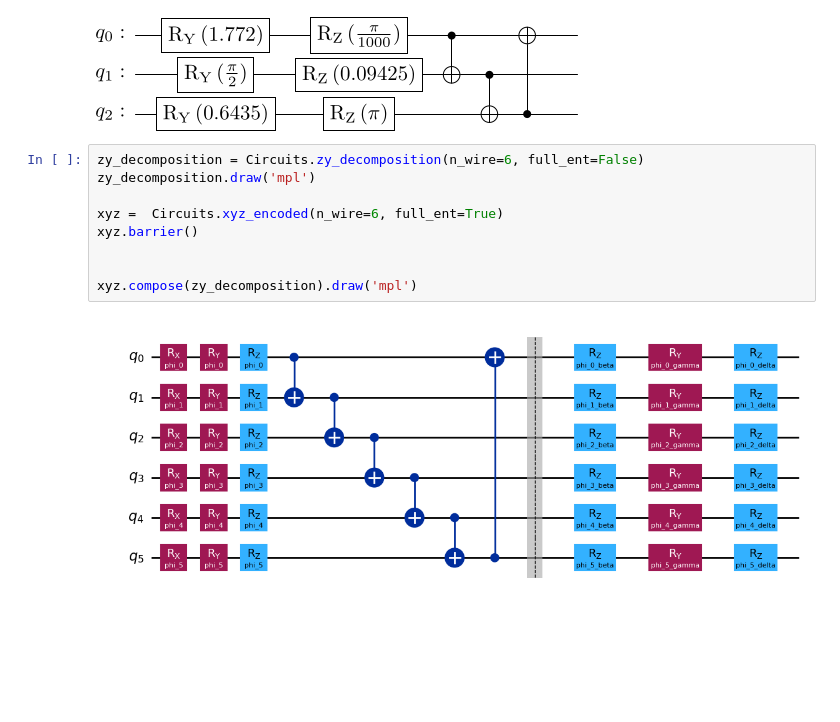
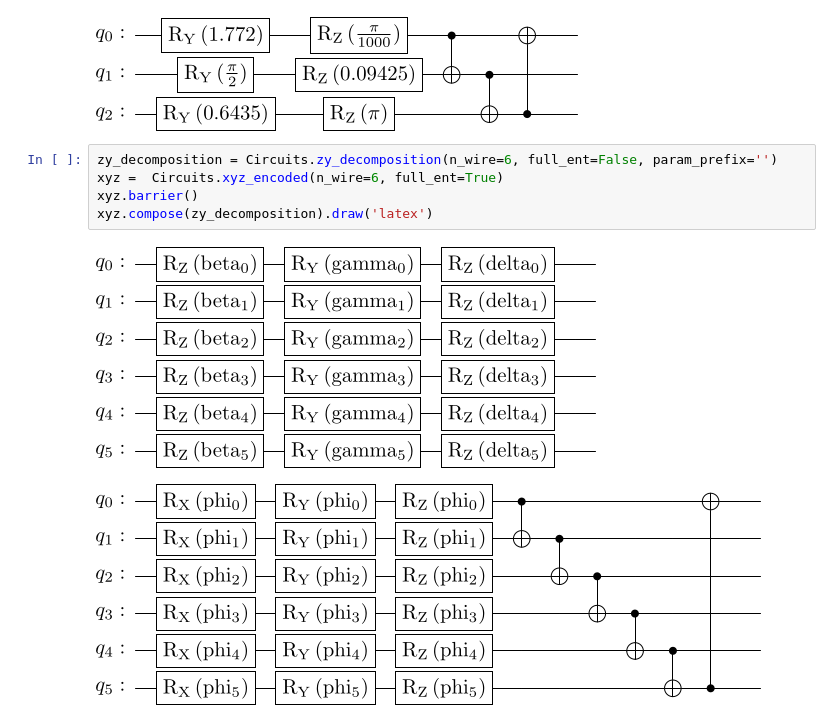
Before and after one commit to fdamore/QK, a Jupyter notebook: notebooks/validation.ipynb, the cells around one changed output. Saved outputs shown, nothing was run; the diff lists cells and outputs as text; blank space fills up the shorter version.

```diff
--- a/notebooks/validation.ipynb
+++ b/notebooks/validation.ipynb
@@ -285,13 +285,10 @@ nan
 Try to assign [0.4, 0.001, 0.5, 0.03, 0.9, 1]
 [figure]
 # %%
-zy_decomposition = Circuits.zy_decomposition(n_wire=6, full_ent=False)
-zy_decomposition.draw('mpl')
-
+zy_decomposition = Circuits.zy_decomposition(n_wire=6, full_ent=False, param_prefix='')
 xyz =  Circuits.xyz_encoded(n_wire=6, full_ent=True)
 xyz.barrier()
-
-
-xyz.compose(zy_decomposition).draw('mpl')
+xyz.compose(zy_decomposition).draw('latex')
 # %% [output]
-[figure, old version]
+[figure, new version]
+[figure, added]
```
Also changed, not shown: parts of 2 cells of this notebook, 1 other file.
